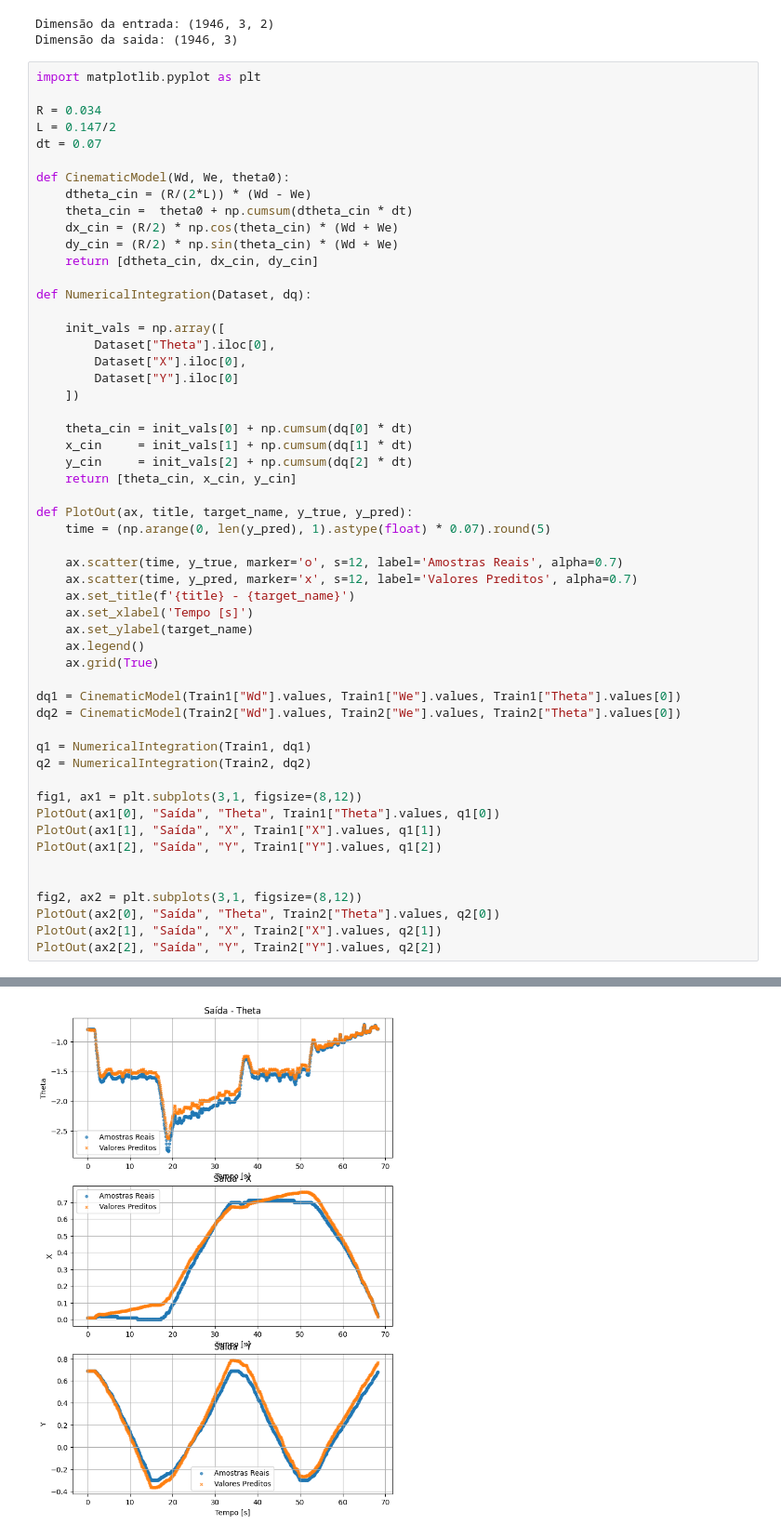
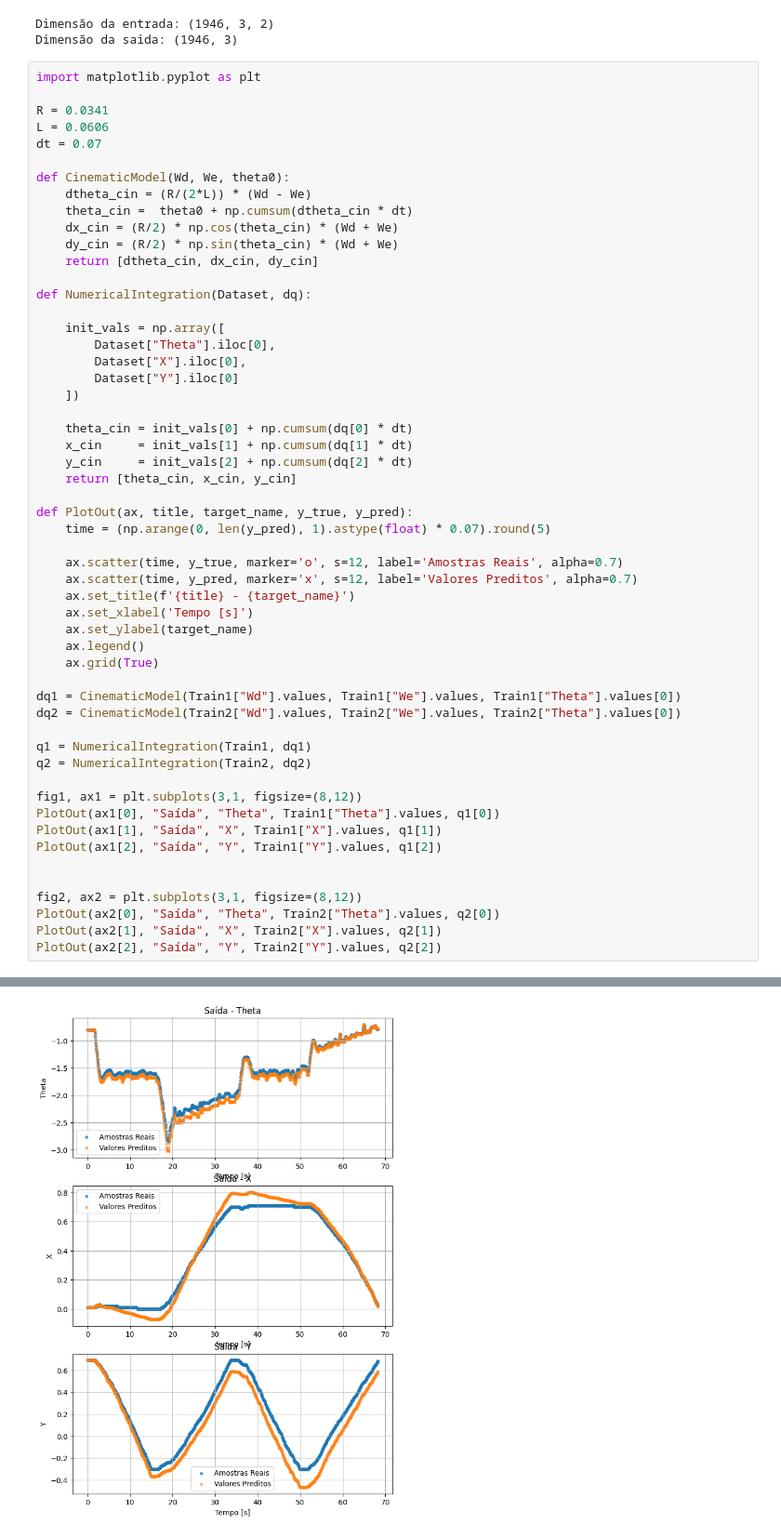
Before and after one commit to sarahmss/Ic-2026.1, a Jupyter notebook: PIRNN/SCRATH/CinematicModel.ipynb, the cells around one changed output, grey strips where cells are left out. Shown at 93% size. Drawn from its saved outputs; the diff is of its cells as text.

```diff
--- a/PIRNN/SCRATH/CinematicModel.ipynb
+++ b/PIRNN/SCRATH/CinematicModel.ipynb
@@ -168,8 +168,8 @@ Dimensão da saida: (1946, 3)
 # %%
 import matplotlib.pyplot as plt
 
-R = 0.034
-L = 0.147/2
+R = 0.0341
+L = 0.0606
 dt = 0.07
 
 def CinematicModel(Wd, We, theta0):
@@ -224 +224 @@ PlotOut(ax2[2], "Saída", "Y", Train2["Y"].values, q2[2])
-[figure, old version]
+[figure, new version]
```
Also changed, not shown: parts of 1 cell of this notebook, 12 other files.
